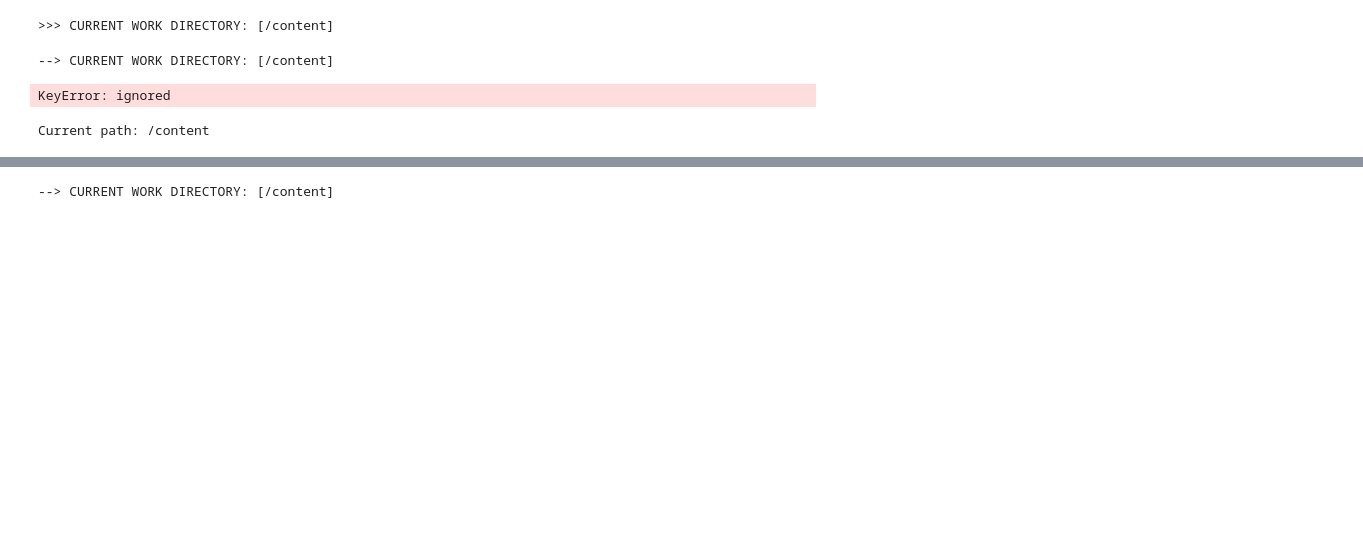
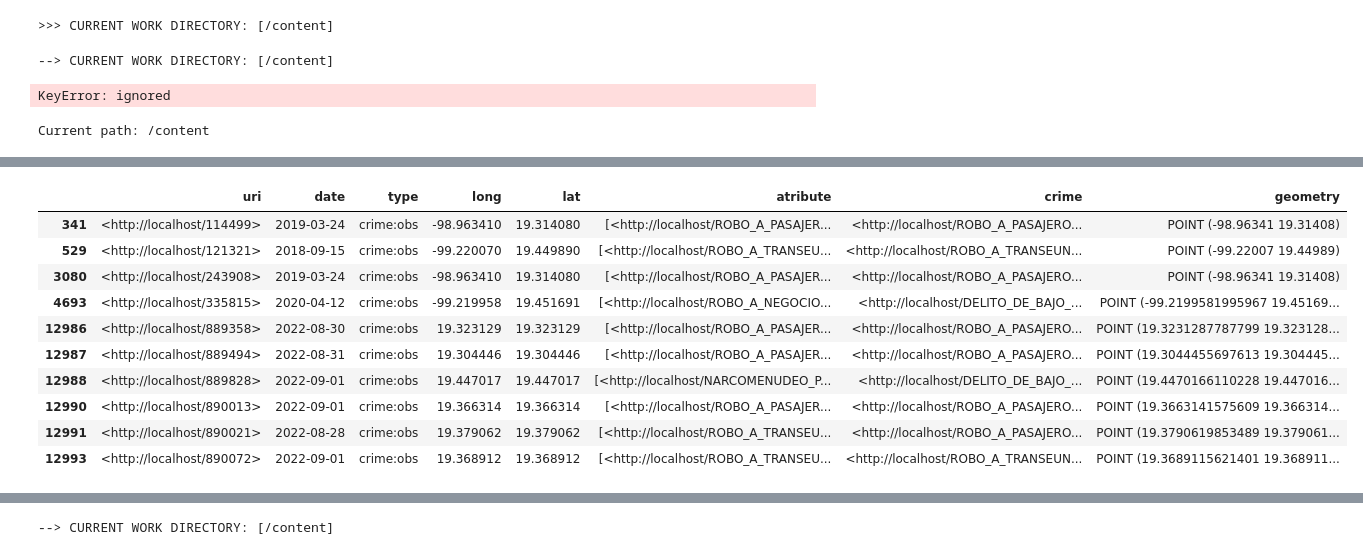
Before and after one commit to Osw1997/tsl, a Jupyter notebook: examples/notebooks/replication_notebook.ipynb, the cells around one changed output, grey strips where cells are left out. Saved outputs shown, nothing was run; the diff lists cells and outputs as text; code cells hidden in the pictures; blank space fills up the shorter version.

```diff
--- a/examples/notebooks/replication_notebook.ipynb
+++ b/examples/notebooks/replication_notebook.ipynb
@@ -279,0 +356,14 @@ KeyError: ignored
+# %%
+dft.iloc[index_fails[:10]]
+# %% [output]
+|  | uri | date | type | long | lat | atribute | crime | geometry |
+| 341 | <http://localhost/114499> | 2019-03-24 | crime:obs | -98.963410 | 19.314080 | [<http://localhost/ROBO_A_PASAJER... | <http://localhost/ROBO_A_PASAJERO... | POINT (-98.96341 19.31408) |
+| 529 | <http://localhost/121321> | 2018-09-15 | crime:obs | -99.220070 | 19.449890 | [<http://localhost/ROBO_A_TRANSEU... | <http://localhost/ROBO_A_TRANSEUN... | POINT (-99.22007 19.44989) |
+| 3080 | <http://localhost/243908> | 2019-03-24 | crime:obs | -98.963410 | 19.314080 | [<http://localhost/ROBO_A_PASAJER... | <http://localhost/ROBO_A_PASAJERO... | POINT (-98.96341 19.31408) |
+| 4693 | <http://localhost/335815> | 2020-04-12 | crime:obs | -99.219958 | 19.451691 | [<http://localhost/ROBO_A_NEGOCIO... | <http://localhost/DELITO_DE_BAJO_... | POINT (-99.2199581995967 19.45169... |
+| 12986 | <http://localhost/889358> | 2022-08-30 | crime:obs | 19.323129 | 19.323129 | [<http://localhost/ROBO_A_PASAJER... | <http://localhost/ROBO_A_PASAJERO... | POINT (19.3231287787799 19.323128... |
+| 12987 | <http://localhost/889494> | 2022-08-31 | crime:obs | 19.304446 | 19.304446 | [<http://localhost/ROBO_A_PASAJER... | <http://localhost/ROBO_A_PASAJERO... | POINT (19.3044455697613 19.304445... |
+| 12988 | <http://localhost/889828> | 2022-09-01 | crime:obs | 19.447017 | 19.447017 | [<http://localhost/NARCOMENUDEO_P... | <http://localhost/DELITO_DE_BAJO_... | POINT (19.4470166110228 19.447016... |
+| 12990 | <http://localhost/890013> | 2022-09-01 | crime:obs | 19.366314 | 19.366314 | [<http://localhost/ROBO_A_PASAJER... | <http://localhost/ROBO_A_PASAJERO... | POINT (19.3663141575609 19.366314... |
+| 12991 | <http://localhost/890021> | 2022-08-28 | crime:obs | 19.379062 | 19.379062 | [<http://localhost/ROBO_A_TRANSEU... | <http://localhost/ROBO_A_PASAJERO... | POINT (19.3790619853489 19.379061... |
+| 12993 | <http://localhost/890072> | 2022-09-01 | crime:obs | 19.368912 | 19.368912 | [<http://localhost/ROBO_A_TRANSEU... | <http://localhost/ROBO_A_TRANSEUN... | POINT (19.3689115621401 19.368911... |
```
Also changed, not shown: parts of 15 cells of this notebook.
